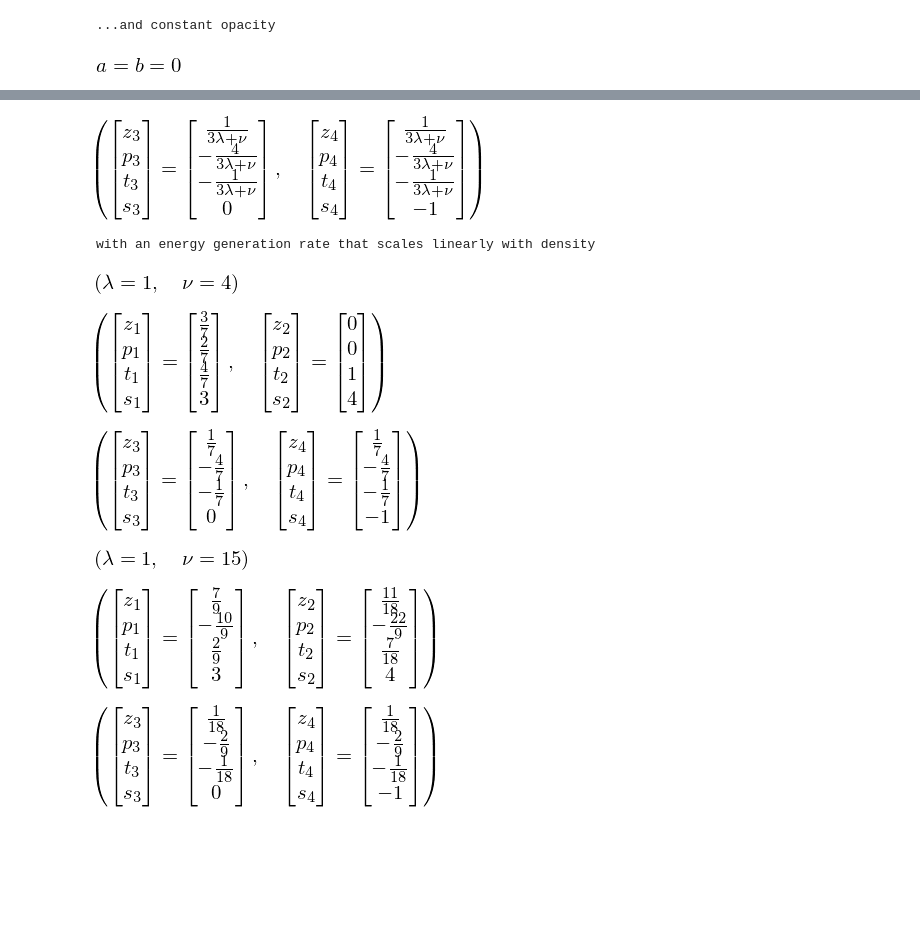
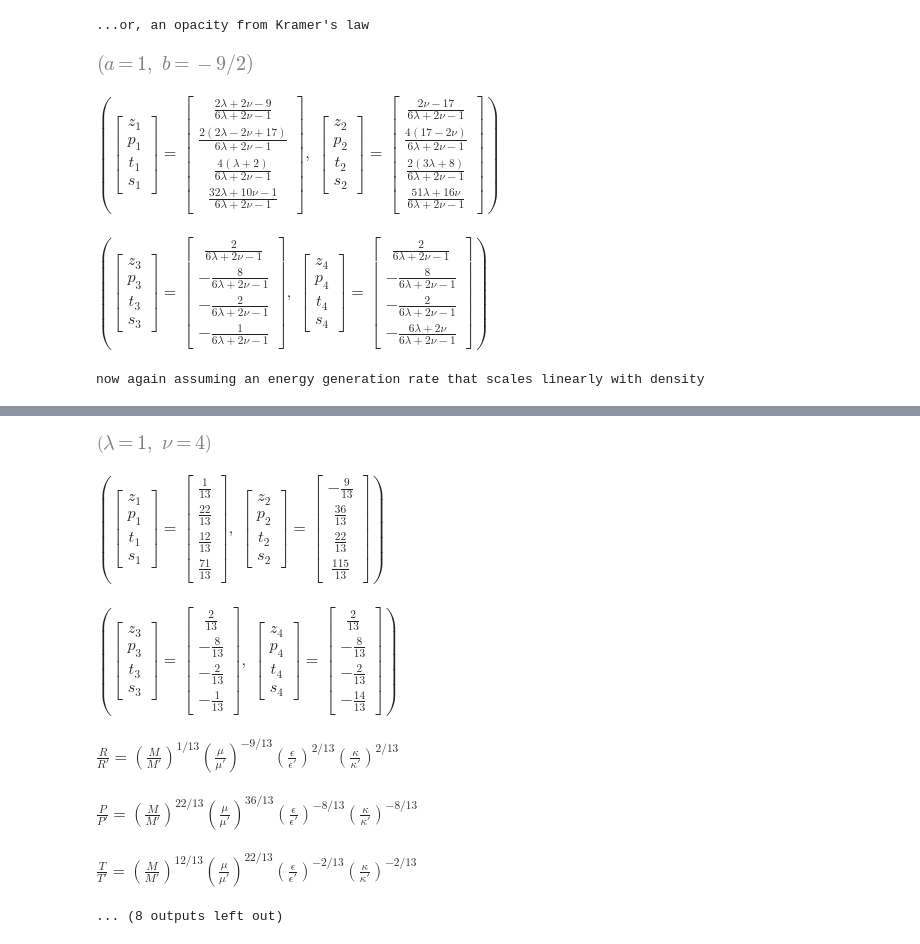
Before and after one commit to earlbellinger/Homology, a Jupyter notebook: Homology.ipynb, the cells around one changed output, grey strips where cells are left out. Drawn from its saved outputs; the diff is of its cells as text; code cells hidden in the pictures; blank space fills up the shorter version.

```diff
--- a/Homology.ipynb
+++ b/Homology.ipynb
@@ -197,0 +245,27 @@ Now assuming ideal gas...
+# %%
+def display_eqns(subs_dict):
+    sols = [[simplify(sol[key].subs(subs_dict)) for key in sol]
+            for sol in [sol1, sol2, sol3, sol4]]
+    sols = list(map(list, zip(*sols))) # matrix transpose
+
+    for ii in range(4):
+        if ii == 0: var_str = r"$\frac{R}{R'} = "
+        if ii == 1: var_str = r"$\frac{P}{P'} = "
+        if ii == 2: var_str = r"$\frac{T}{T'} = "
+        if ii == 3: var_str = r"$\frac{L}{L'} = "
+        for jj, z_ in enumerate(sols[ii]):
+            if z_ == 0: continue
+            if jj == 0: var_str += r"\left(\frac{M}       {M'}       \right)^{" + str(z_) + "}"
+            if jj == 1: var_str += r"\left(\frac{\mu}     {\mu'}     \right)^{" + str(z_) + "}"
+            if jj == 2: var_str += r"\left(\frac{\epsilon}{\epsilon'}\right)^{" + str(z_) + "}"
+            if jj == 3: var_str += r"\left(\frac{\kappa}  {\kappa'}  \right)^{" + str(z_) + "}"
+        display(Math(latex(var_str)))
+# %%
+_lambd = 1
+print('with an energy generation rate that scales linearly with density')
+
+for _nu in [4, 15]:
+    display((Eq(lambd, _lambd), Eq(nu, _nu)))
+    subs_dict = {alpha:_alpha, delta:_delta, phi:_phi, a:_a, b:_b, lambd:_lambd, nu:_nu}
+    display_system(subs_dict)
+    display_eqns(subs_dict)
@@ -198,18 +286,25 @@ Now assuming ideal gas...
 # %%
-print("...and constant opacity")
-_a, _b = 0, 0
-display(Eq(Eq(a,b), _a))
+print("...or, an opacity from Kramer's law")
+_a = 1
+_b = Rational(-9, 2)
+display((Eq(a, _a),
+         Eq(b, _b)))
 
 subs_dict = {alpha:_alpha, delta:_delta, phi:_phi, a:_a, b:_b}
 display_system(subs_dict)
 
 _lambd = 1
-print('with an energy generation rate that scales linearly with density')
+print('now again assuming an energy generation rate that scales linearly with density')
+display(Eq(lambd, _lambd))
 
 for _nu in [4, 15]:
     display((Eq(lambd, _lambd), Eq(nu, _nu)))
     subs_dict = {alpha:_alpha, delta:_delta, phi:_phi, a:_a, b:_b, lambd:_lambd, nu:_nu}
     display_system(subs_dict)
+    display_eqns(subs_dict)
 # %% [output]
-...and constant opacity
+...or, an opacity from Kramer's law
-[figure, old version]
+[figure, new version]
+$\displaystyle \left( \left[\begin{matrix}z_{1}\\p_{1}\\t_{1}\\s_{1}\end{matrix}\right] = \left[\begin{matrix}\frac{2 \lambda + 2 \nu - 9}{6 \lambda + 2 \nu - 1}\\\frac{2 \left(2 \lambda - 2 \nu + 17\right)}{6 \lambda + 2 \nu - 1}\\\frac{4 \left(\lambda + 2\right)}{6 \lambda + 2 \nu - 1}\\\frac{32 \lambda + 10 \nu - 1}{6 \lambda + 2 \nu - 1}\end{matrix}\right], \  \left[\begin{matrix}z_{2}\\p_{2}\\t_{2}\\s_{2}\end{matrix}\right] = \left[\begin{matrix}\frac{2 \nu - 17}{6 \lambda + 2 \nu - 1}\\\frac{4 \left(17 - 2 \nu\right)}{6 \lambda + 2 \nu - 1}\\\frac{2 \left(3 \lambda + 8\right)}{6 \lambda + 2 \nu - 1}\\\frac{51 \lambda + 16 \nu}{6 \lambda + 2 \nu - 1}\end{matrix}\right]\right)$
+$\displaystyle \left( \left[\begin{matrix}z_{3}\\p_{3}\\t_{3}\\s_{3}\end{matrix}\right] = \left[\begin{matrix}\frac{2}{6 \lambda + 2 \nu - 1}\\- \frac{8}{6 \lambda + 2 \nu - 1}\\- \frac{2}{6 \lambda + 2 \nu - 1}\\- \frac{1}{6 \lambda + 2 \nu - 1}\end{matrix}\right], \  \left[\begin{matrix}z_{4}\\p_{4}\\t_{4}\\s_{4}\end{matrix}\right] = \left[\begin{matrix}\frac{2}{6 \lambda + 2 \nu - 1}\\- \frac{8}{6 \lambda + 2 \nu - 1}\\- \frac{2}{6 \lambda + 2 \nu - 1}\\- \frac{6 \lambda + 2 \nu}{6 \lambda + 2 \nu - 1}\end{matrix}\right]\right)$
+now again assuming an energy generation rate that scales linearly with density
@@ -217,8 +312,7 @@ for _nu in [4, 15]:
-[figure, old version]
+[figure, new version]
-with an energy generation rate that scales linearly with density
-[figure, removed]
-[figure, removed]
-[figure, removed]
-[figure, removed]
-[figure, removed]
-[figure, removed]
+$\displaystyle \left( \left[\begin{matrix}z_{1}\\p_{1}\\t_{1}\\s_{1}\end{matrix}\right] = \left[\begin{matrix}\frac{1}{13}\\\frac{22}{13}\\\frac{12}{13}\\\frac{71}{13}\end{matrix}\right], \  \left[\begin{matrix}z_{2}\\p_{2}\\t_{2}\\s_{2}\end{matrix}\right] = \left[\begin{matrix}- \frac{9}{13}\\\frac{36}{13}\\\frac{22}{13}\\\frac{115}{13}\end{matrix}\right]\right)$
+$\displaystyle \left( \left[\begin{matrix}z_{3}\\p_{3}\\t_{3}\\s_{3}\end{matrix}\right] = \left[\begin{matrix}\frac{2}{13}\\- \frac{8}{13}\\- \frac{2}{13}\\- \frac{1}{13}\end{matrix}\right], \  \left[\begin{matrix}z_{4}\\p_{4}\\t_{4}\\s_{4}\end{matrix}\right] = \left[\begin{matrix}\frac{2}{13}\\- \frac{8}{13}\\- \frac{2}{13}\\- \frac{14}{13}\end{matrix}\right]\right)$
+$\displaystyle \frac{R}{R'} = \left(\frac{M}       {M'}       \right)^{1/13}\left(\frac{\mu}     {\mu'}     \right)^{-9/13}\left(\frac{\epsilon}{\epsilon'}\right)^{2/13}\left(\frac{\kappa}  {\kappa'}  \right)^{2/13}$
+$\displaystyle \frac{P}{P'} = \left(\frac{M}       {M'}       \right)^{22/13}\left(\frac{\mu}     {\mu'}     \right)^{36/13}\left(\frac{\epsilon}{\epsilon'}\right)^{-8/13}\left(\frac{\kappa}  {\kappa'}  \right)^{-8/13}$
+$\displaystyle \frac{T}{T'} = \left(\frac{M}       {M'}       \right)^{12/13}\left(\frac{\mu}     {\mu'}     \right)^{22/13}\left(\frac{\epsilon}{\epsilon'}\right)^{-2/13}\left(\frac{\kappa}  {\kappa'}  \right)^{-2/13}$
+... (8 outputs left out)
```
Also changed, not shown: parts of 19 cells of this notebook.
